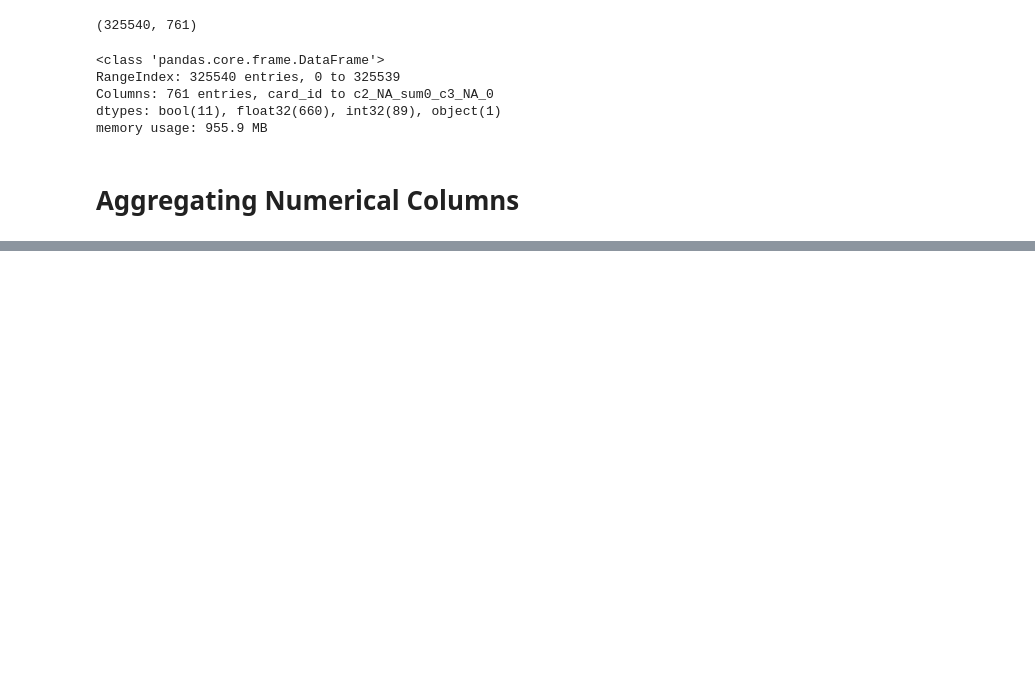
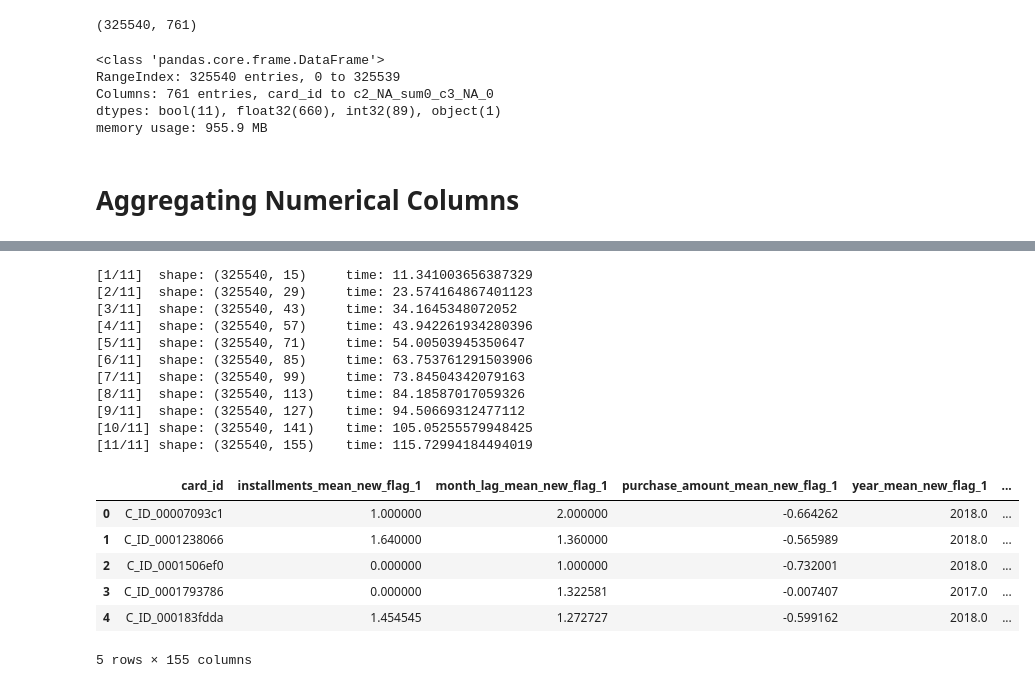
Before and after one commit to quinnbooth/ML-Consumer-Loyalty-Score, a Jupyter notebook: feature_engineering.ipynb, the cells around one changed output, grey strips where cells are left out. Cells and saved outputs as stored; diff of their text form; code cells hidden in the pictures; blank space fills up the shorter version.

```diff
--- a/feature_engineering.ipynb
+++ b/feature_engineering.ipynb
@@ -210,0 +316,24 @@ bool_features.to_csv('./Data/bool_features.csv', index=False)
+# %%
+# Aggregate using above function
+
+num_merged = num_agg(num_df, num_cols, bool_cols)
+num_merged.head()
+# %% [output]
+[1/11]  shape: (325540, 15)     time: 11.341003656387329
+[2/11]  shape: (325540, 29)     time: 23.574164867401123
+[3/11]  shape: (325540, 43)     time: 34.1645348072052
+[4/11]  shape: (325540, 57)     time: 43.942261934280396
+[5/11]  shape: (325540, 71)     time: 54.00503945350647
+[6/11]  shape: (325540, 85)     time: 63.753761291503906
+[7/11]  shape: (325540, 99)     time: 73.84504342079163
+[8/11]  shape: (325540, 113)    time: 84.18587017059326
+[9/11]  shape: (325540, 127)    time: 94.50669312477112
+[10/11] shape: (325540, 141)    time: 105.05255579948425
+[11/11] shape: (325540, 155)    time: 115.72994184494019
+|  | card_id | installments_mean_new_flag_1 | month_lag_mean_new_flag_1 | purchase_amount_mean_new_flag_1 | year_mean_new_flag_1 | ... |
+| 0 | C_ID_00007093c1 | 1.000000 | 2.000000 | -0.664262 | 2018.0 | ... |
+| 1 | C_ID_0001238066 | 1.640000 | 1.360000 | -0.565989 | 2018.0 | ... |
+| 2 | C_ID_0001506ef0 | 0.000000 | 1.000000 | -0.732001 | 2018.0 | ... |
+| 3 | C_ID_0001793786 | 0.000000 | 1.322581 | -0.007407 | 2017.0 | ... |
+| 4 | C_ID_000183fdda | 1.454545 | 1.272727 | -0.599162 | 2018.0 | ... |
+5 rows × 155 columns
```
Also changed, not shown: parts of 6 cells of this notebook.
